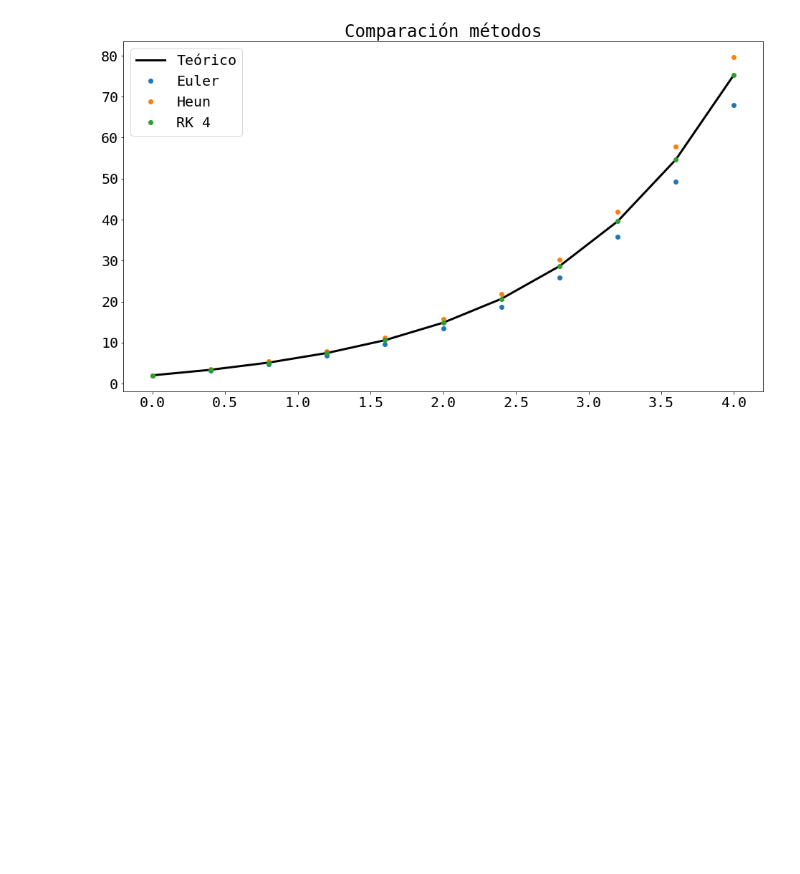
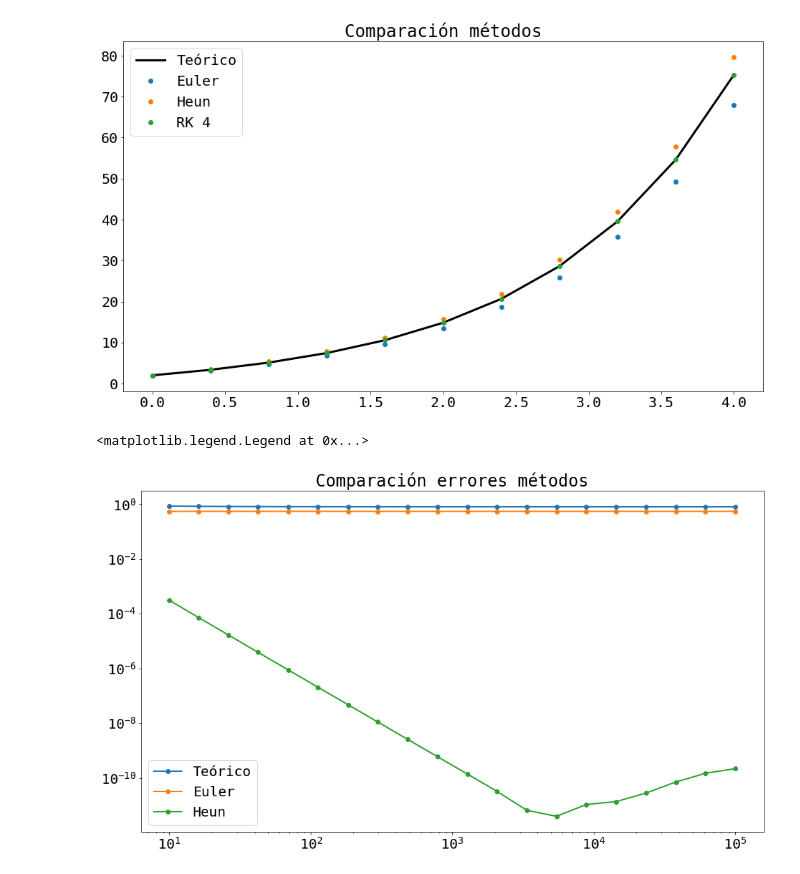
Before and after one commit to abonellitoro/2022_Ingenieria, a Jupyter notebook: Consultas/Augusto/guia0/Guía_0.ipynb, the cells around one changed output. Saved outputs shown, nothing was run; the diff lists cells and outputs as text; code cells hidden in the pictures; blank space fills up the shorter version.

Commit message:
agrego análisis de error ejercicio 8

```diff
--- a/Consultas/Augusto/guia0/Guía_0.ipynb
+++ b/Consultas/Augusto/guia0/Guía_0.ipynb
@@ -225,7 +225,7 @@ def dfsolve(N, method, xo=0, xf=4, yo=2, F=F):
     return x, y
 
 def error(y_teorico, y_numerico):
-    return abs((y_teorico-y_numerico)/y_teorico)
+    return np.sum(abs((y_teorico-y_numerico)/y_teorico))
 # %%
 N = 10
 xe, ye = dfsolve(N, method = paso_euler)
@@ -244,3 +244,32 @@ plt.legend()
 # %% [output]
 <matplotlib.legend.Legend at 0x...>
 [figure]
+# %%
+muestras = np.logspace(1, 5, 20).astype(int)
+# print(muestras)
+e_e = []
+e_h = []
+e_rk = []
+for N in muestras:
+    xe, ye = dfsolve(N, method = paso_euler)
+    xh, yh = dfsolve(N, method = paso_heun)
+    xrk, yrk = dfsolve(N, method = RK)
+    y_teorico = F_teorico(xrk)
+
+    e_e.append(error(y_teorico, ye))
+    e_h.append(error(y_teorico, yh))
+    e_rk.append(error(y_teorico, yrk))
+
+
+# for e in [e_e, e_h, e_rk]:
+#     plt.loglog(muestras, np.array(e), '-o')
+
+plt.loglog(muestras, e_e, 'o-', label='Teórico')
+plt.loglog(muestras, e_h, 'o-', label= 'Euler')
+plt.loglog(muestras, e_rk, 'o-', label= 'Heun')
+plt.title('Comparación errores métodos')
+
+plt.legend()
+# %% [output]
+<matplotlib.legend.Legend at 0x...>
+[figure, added]
```
